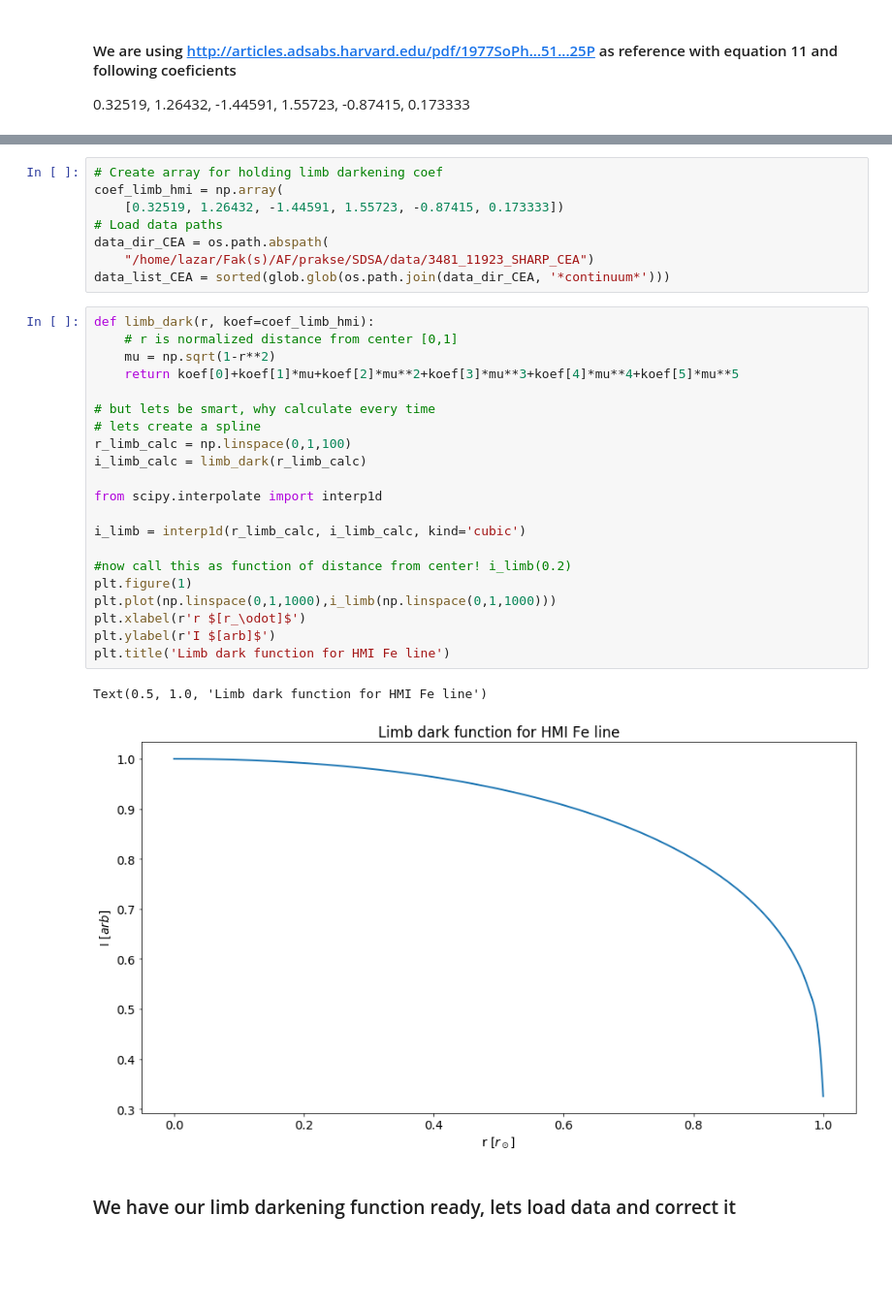
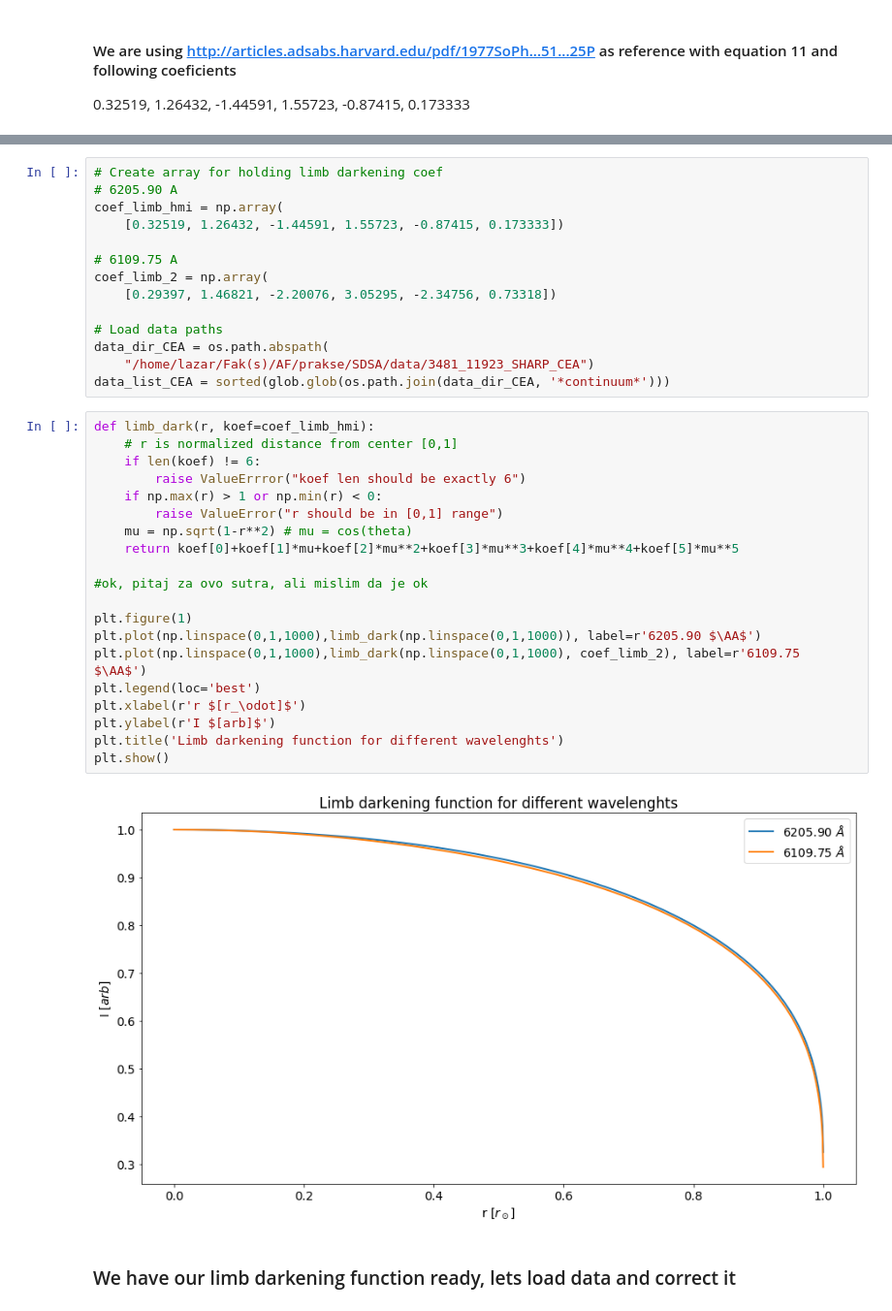
Before and after one commit to lzivadinovic/ondrejov_internship_2019, a Jupyter notebook: limb_darkening.ipynb, the cells around one changed output, grey strips where cells are left out. Shown at 97% size. Cells and saved outputs as stored; diff of their text form; blank space fills up the shorter version.

```diff
--- a/limb_darkening.ipynb
+++ b/limb_darkening.ipynb
@@ -24,8 +24,14 @@ mpl.rcParams.update(params)
 np.set_printoptions(suppress=True)
 # %%
 # Create array for holding limb darkening coef
+# 6205.90 A
 coef_limb_hmi = np.array(
     [0.32519, 1.26432, -1.44591, 1.55723, -0.87415, 0.173333])
+
+# 6109.75 A
+coef_limb_2 = np.array(
+    [0.29397, 1.46821, -2.20076, 3.05295, -2.34756, 0.73318])
+
 # Load data paths
 data_dir_CEA = os.path.abspath(
     "/home/lazar/Fak(s)/AF/prakse/SDSA/data/3481_11923_SHARP_CEA")
@@ -33,27 +39,25 @@ data_list_CEA = sorted(glob.glob(os.path.join(data_dir_CEA, '*continuum*')))
 # %%
 def limb_dark(r, koef=coef_limb_hmi):
     # r is normalized distance from center [0,1]
-    mu = np.sqrt(1-r**2)
+    if len(koef) != 6:
+        raise ValueErrror("koef len should be exactly 6")
+    if np.max(r) > 1 or np.min(r) < 0:
+        raise ValueError("r should be in [0,1] range")
+    mu = np.sqrt(1-r**2) # mu = cos(theta)
     return koef[0]+koef[1]*mu+koef[2]*mu**2+koef[3]*mu**3+koef[4]*mu**4+koef[5]*mu**5
 
-# but lets be smart, why calculate every time
-# lets create a spline
-r_limb_calc = np.linspace(0,1,100)
-i_limb_calc = limb_dark(r_limb_calc)
+#ok, pitaj za ovo sutra, ali mislim da je ok
 
-from scipy.interpolate import interp1d
-
-i_limb = interp1d(r_limb_calc, i_limb_calc, kind='cubic')
-
-#now call this as function of distance from center! i_limb(0.2)
 plt.figure(1)
-plt.plot(np.linspace(0,1,1000),i_limb(np.linspace(0,1,1000)))
+plt.plot(np.linspace(0,1,1000),limb_dark(np.linspace(0,1,1000)), label=r'6205.90 $\AA$')
+plt.plot(np.linspace(0,1,1000),limb_dark(np.linspace(0,1,1000), coef_limb_2), label=r'6109.75 $\AA$')
+plt.legend(loc='best')
 plt.xlabel(r'r $[r_\odot]$')
 plt.ylabel(r'I $[arb]$')
-plt.title('Limb dark function for HMI Fe line')
+plt.title('Limb darkening function for different wavelenghts')
+plt.show()
 # %% [output]
-Text(0.5, 1.0, 'Limb dark function for HMI Fe line')
-[figure, old version]
+[figure, new version]
 # %% [markdown]
 ### We have our limb darkening function ready, lets load data and correct it
 # %%
```
Also changed, not shown: parts of 14 cells of this notebook, 2 other files.
